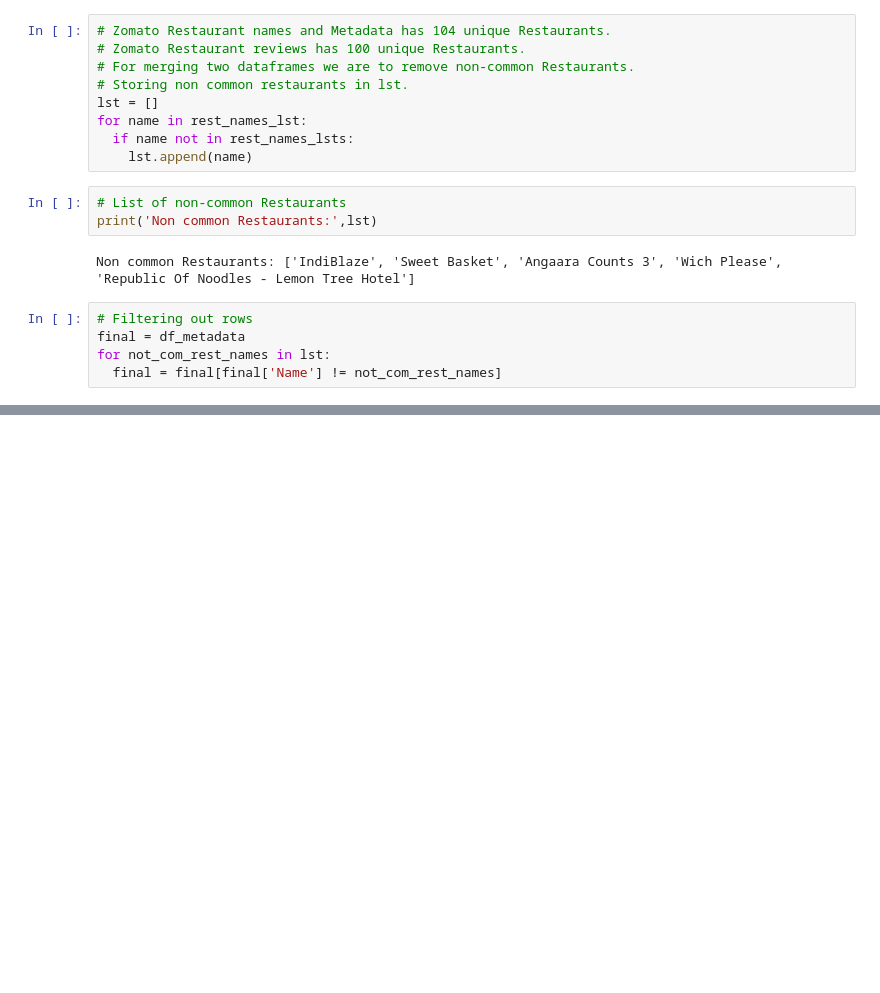
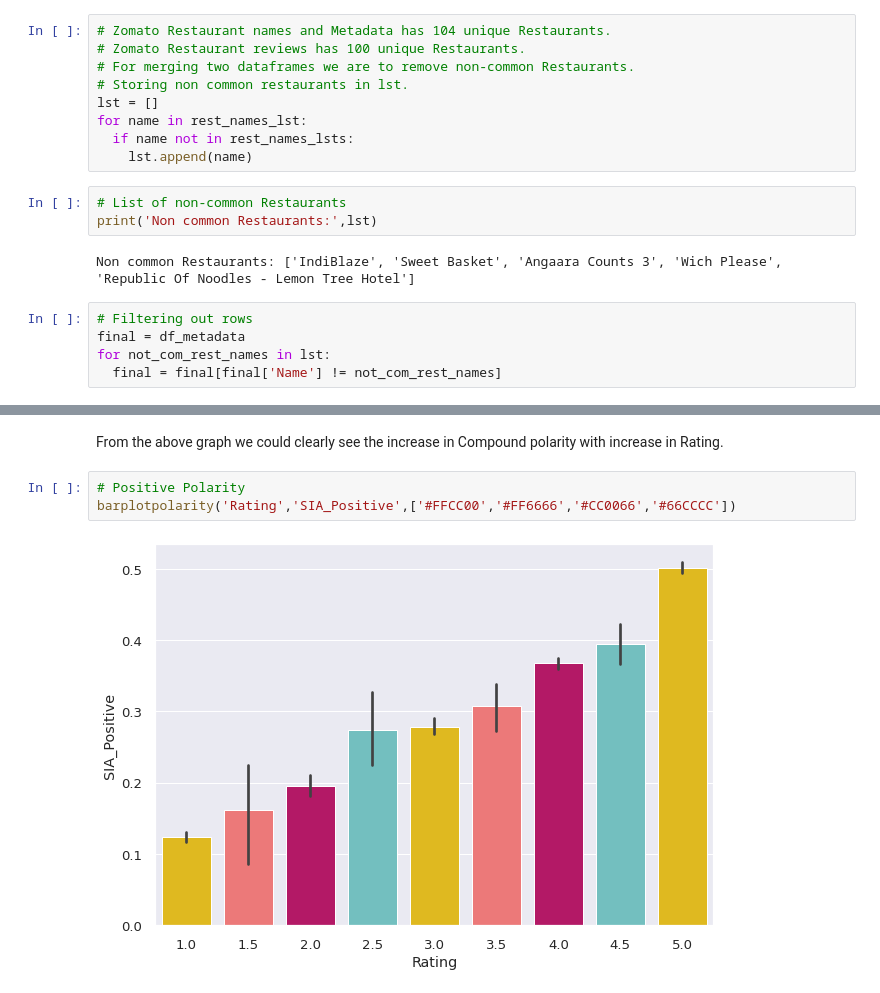
Before and after one commit to jayV1999/ZOMATO-RESTAURANT-CLUSTERING-AND-SENTIMENT-ANALYSIS, a Jupyter notebook: ZOMATO_RESTAURANT_CLUSTERING_AND_SENTIMENT_ANALYSIS_Jayanth_V.ipynb, the cells around one changed output, grey strips where cells are left out. Cells and saved outputs as stored; diff of their text form; blank space fills up the shorter version.

```diff
--- a/ZOMATO_RESTAURANT_CLUSTERING_AND_SENTIMENT_ANALYSIS_Jayanth_V.ipynb
+++ b/ZOMATO_RESTAURANT_CLUSTERING_AND_SENTIMENT_ANALYSIS_Jayanth_V.ipynb
@@ -1101,0 +1216,7 @@ for not_com_rest_names in lst:
+# %% [markdown]
+From the above graph we could clearly see the increase in Compound polarity with increase in Rating.
+# %%
+# Positive Polarity
+barplotpolarity('Rating','SIA_Positive',['#FFCC00','#FF6666','#CC0066','#66CCCC'])
+# %% [output]
+[figure, added]
```
Also changed, not shown: parts of 58 cells of this notebook.
